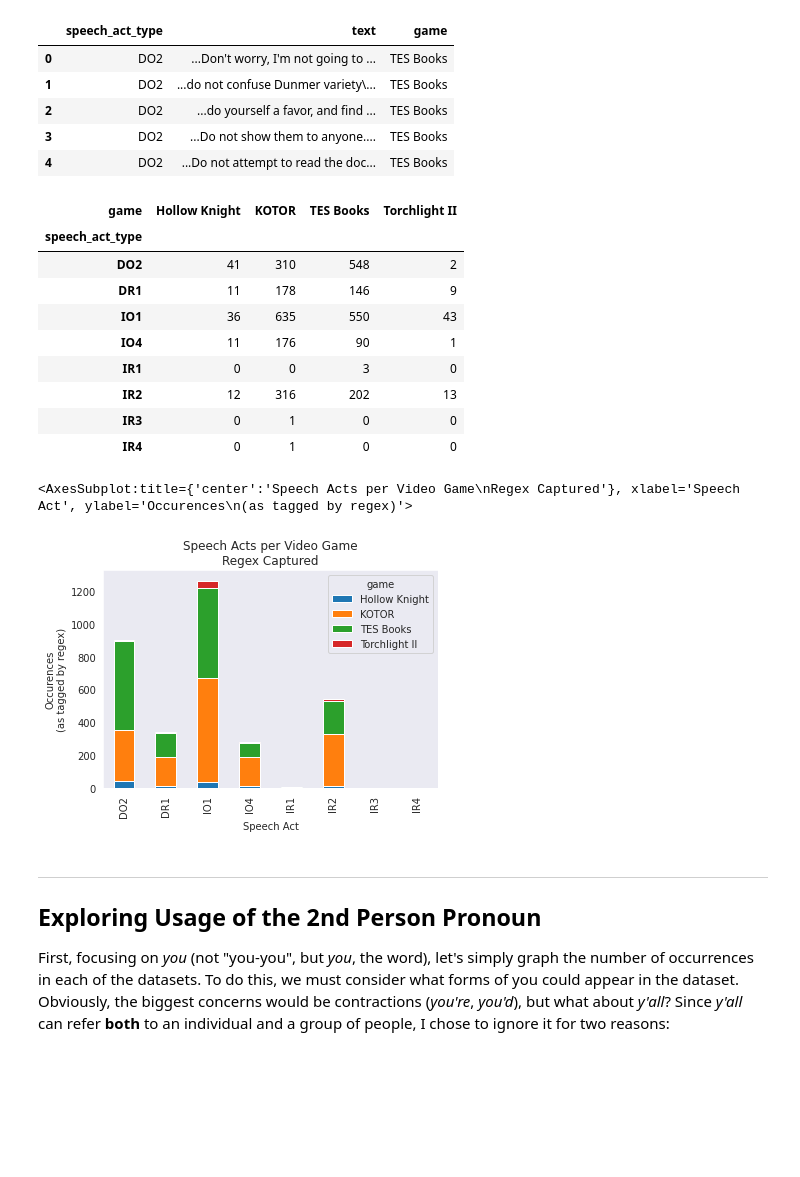
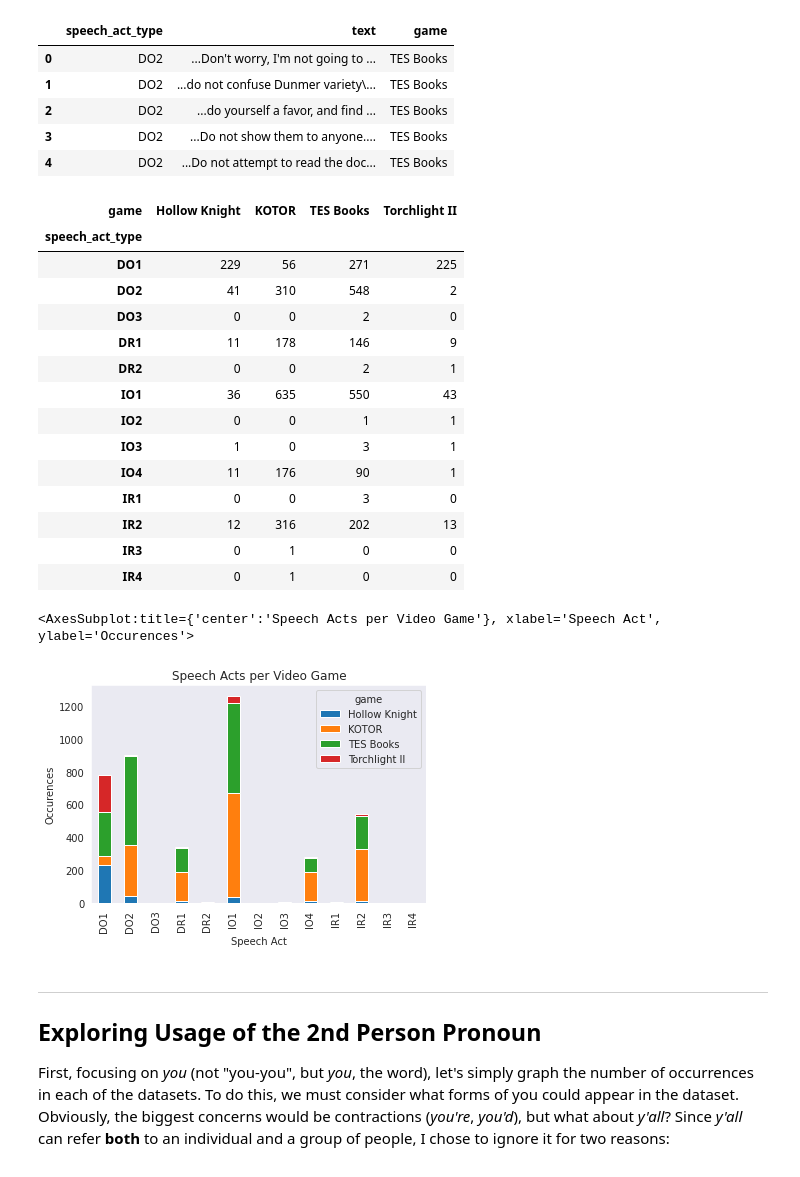
Before and after one commit to Data-Science-for-Linguists-2022/Pragmatics-In-Video-Games, a Jupyter notebook: notebooks/research.ipynb, the cells around one changed output. Drawn from its saved outputs; the diff is of its cells as text; code cells hidden in the pictures; blank space fills up the shorter version.

```diff
--- a/notebooks/research.ipynb
+++ b/notebooks/research.ipynb
@@ -406,11 +406,15 @@ for regex in ord_req:
             ordreq_df = ordreq_df.append({'speech_act_type': regex, 'text': text, 'game': game}, ignore_index=True)
 
 # Now let's get the Matcher results
+for game in data:
+    doc = data[game][1]
+    for (id, start, end) in matcher(doc):
+        ordreq_df = ordreq_df.append({'speech_act_type': nlp.vocab.strings[id], 'text': doc[start:end].text, 'game': game}, ignore_index=True)
 
 display(ordreq_df.head())
 
 # And .pkl for the /sample_data directory
-if True: ordreq_df.to_pickle('../sample_data/ordreq.pkl')
+if False: ordreq_df.to_pickle('../sample_data/ordreq.pkl')
 # %% [output]
 |  | speech_act_type | text | game |
 | 0 | DO2 | ...Don't worry, I'm not going to ... | TES Books |
@@ -421,20 +425,25 @@ if True: ordreq_df.to_pickle('../sample_data/ordreq.pkl')
 # %%
 info = ordreq_df.groupby('speech_act_type').game.value_counts()
 display(info.unstack(fill_value=0))
-info.unstack().plot.bar(stacked=True, title='Speech Acts per Video Game\nRegex Captured', xlabel='Speech Act', ylabel='Occurences\n(as tagged by regex)')
+info.unstack().plot.bar(stacked=True, title='Speech Acts per Video Game', xlabel='Speech Act', ylabel='Occurences')
 # %% [output]
 | game | Hollow Knight | KOTOR | TES Books | Torchlight II |
 | speech_act_type |  |  |  |  |
+| DO1 | 229 | 56 | 271 | 225 |
 | DO2 | 41 | 310 | 548 | 2 |
+| DO3 | 0 | 0 | 2 | 0 |
 | DR1 | 11 | 178 | 146 | 9 |
+| DR2 | 0 | 0 | 2 | 1 |
 | IO1 | 36 | 635 | 550 | 43 |
+| IO2 | 0 | 0 | 1 | 1 |
+| IO3 | 1 | 0 | 3 | 1 |
 | IO4 | 11 | 176 | 90 | 1 |
 | IR1 | 0 | 0 | 3 | 0 |
 | IR2 | 12 | 316 | 202 | 13 |
 | IR3 | 0 | 1 | 0 | 0 |
 | IR4 | 0 | 1 | 0 | 0 |
-<AxesSubplot:title={'center':'Speech Acts per Video Game\nRegex Captured'}, xlabel='Speech Act', ylabel='Occurences\n(as tagged by regex)'>
+<AxesSubplot:title={'center':'Speech Acts per Video Game'}, xlabel='Speech Act', ylabel='Occurences'>
-[figure, old version]
+[figure, new version]
 # %% [markdown]
 ***
 ## Exploring Usage of the 2nd Person Pronoun
```
Also changed, not shown: 1 other file.
